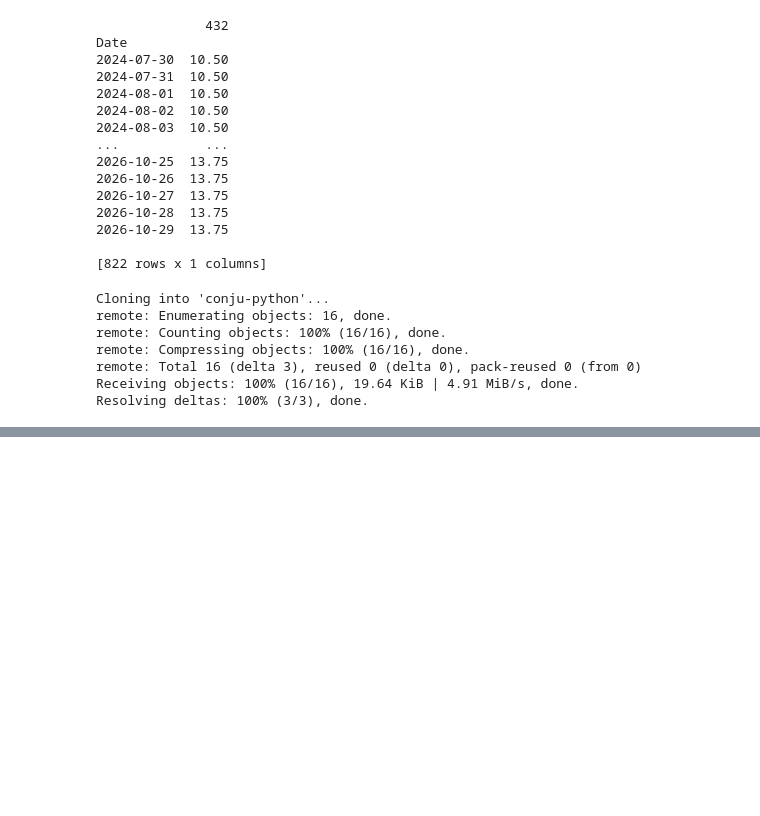
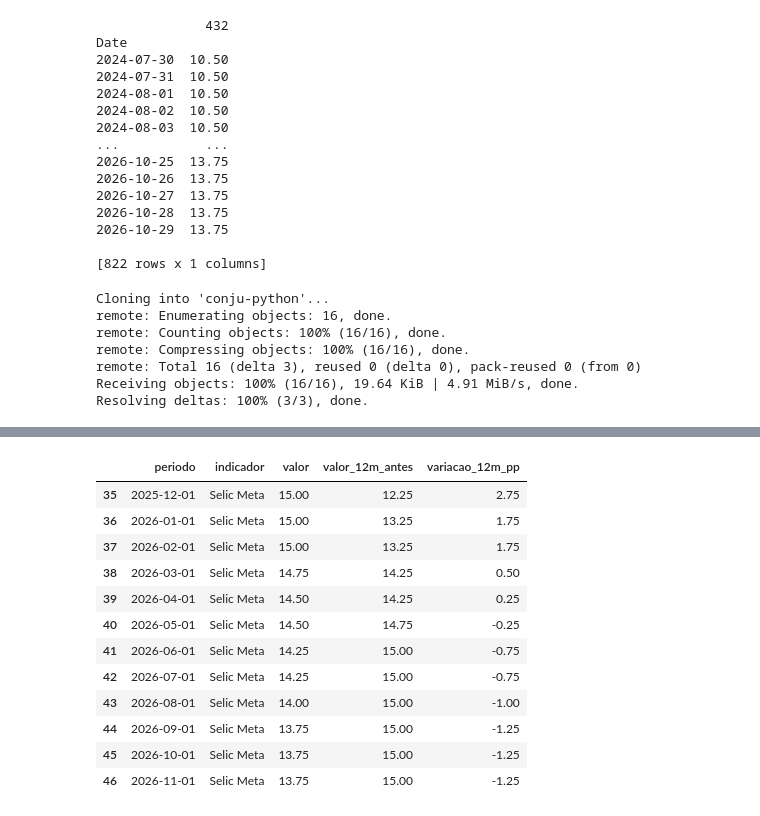
Before and after one commit to rodrigoesborges/conju-python, a Jupyter notebook: GRUPO_4_(Política_Monetária)_tabela_taxa_selic.ipynb, the cells around one changed output, grey strips where cells are left out. Saved outputs shown, nothing was run; the diff lists cells and outputs as text; code cells hidden in the pictures; blank space fills up the shorter version.

```diff
--- a/GRUPO_4_(Política_Monetária)_tabela_taxa_selic.ipynb
+++ b/GRUPO_4_(Política_Monetária)_tabela_taxa_selic.ipynb
@@ -71,0 +165,41 @@ Resolving deltas: 100% (3/3), done.
+# %%
+
+# Tabela Intermediária 2 - Selic vigente e comparação anual
+
+tabela_intermediaria_2 = tabela_base.copy()
+
+# Organizar por data
+tabela_intermediaria_2 = (
+    tabela_intermediaria_2
+    .sort_values(["indicador", "periodo"])
+    .reset_index(drop=True)
+)
+
+# Taxa vigente 12 meses antes
+tabela_intermediaria_2["valor_12m_antes"] = (
+    tabela_intermediaria_2
+    .groupby("indicador")["valor"]
+    .shift(12)
+)
+
+# Diferença em pontos percentuais
+tabela_intermediaria_2["variacao_12m_pp"] = (
+    tabela_intermediaria_2["valor"]
+    - tabela_intermediaria_2["valor_12m_antes"]
+)
+
+display(tabela_intermediaria_2.tail(12))
+# %% [output]
+|  | periodo | indicador | valor | valor_12m_antes | variacao_12m_pp |
+| 35 | 2025-12-01 | Selic Meta | 15.00 | 12.25 | 2.75 |
+| 36 | 2026-01-01 | Selic Meta | 15.00 | 13.25 | 1.75 |
+| 37 | 2026-02-01 | Selic Meta | 15.00 | 13.25 | 1.75 |
+| 38 | 2026-03-01 | Selic Meta | 14.75 | 14.25 | 0.50 |
+| 39 | 2026-04-01 | Selic Meta | 14.50 | 14.25 | 0.25 |
+| 40 | 2026-05-01 | Selic Meta | 14.50 | 14.75 | -0.25 |
+| 41 | 2026-06-01 | Selic Meta | 14.25 | 15.00 | -0.75 |
+| 42 | 2026-07-01 | Selic Meta | 14.25 | 15.00 | -0.75 |
+| 43 | 2026-08-01 | Selic Meta | 14.00 | 15.00 | -1.00 |
+| 44 | 2026-09-01 | Selic Meta | 13.75 | 15.00 | -1.25 |
+| 45 | 2026-10-01 | Selic Meta | 13.75 | 15.00 | -1.25 |
+| 46 | 2026-11-01 | Selic Meta | 13.75 | 15.00 | -1.25 |
```
Also changed, not shown: parts of 8 cells of this notebook.
